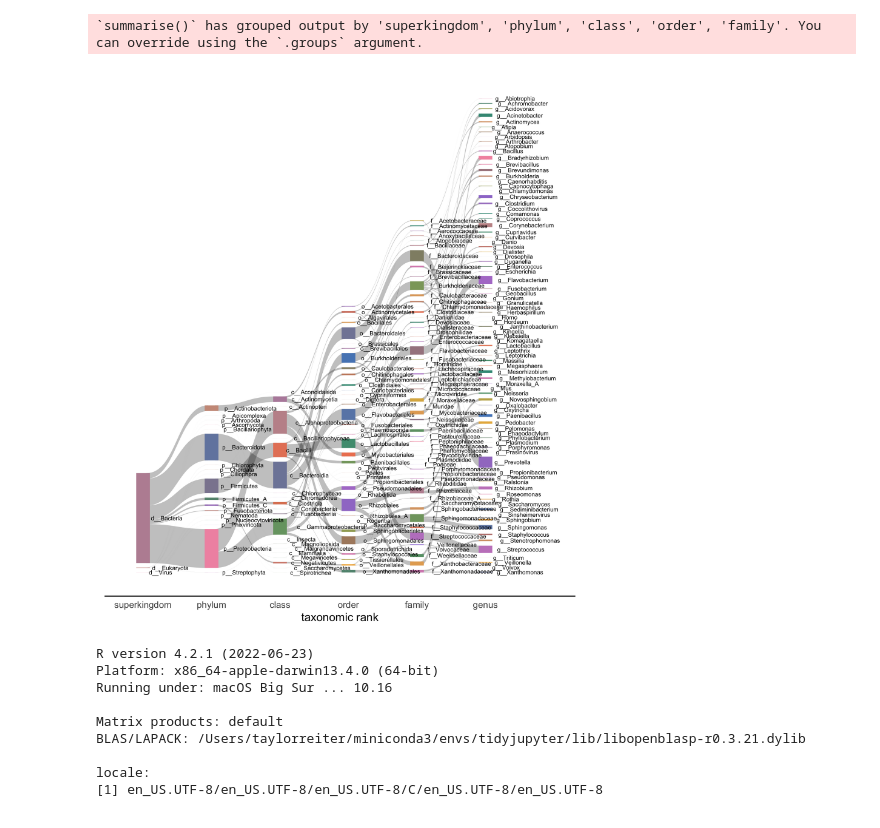
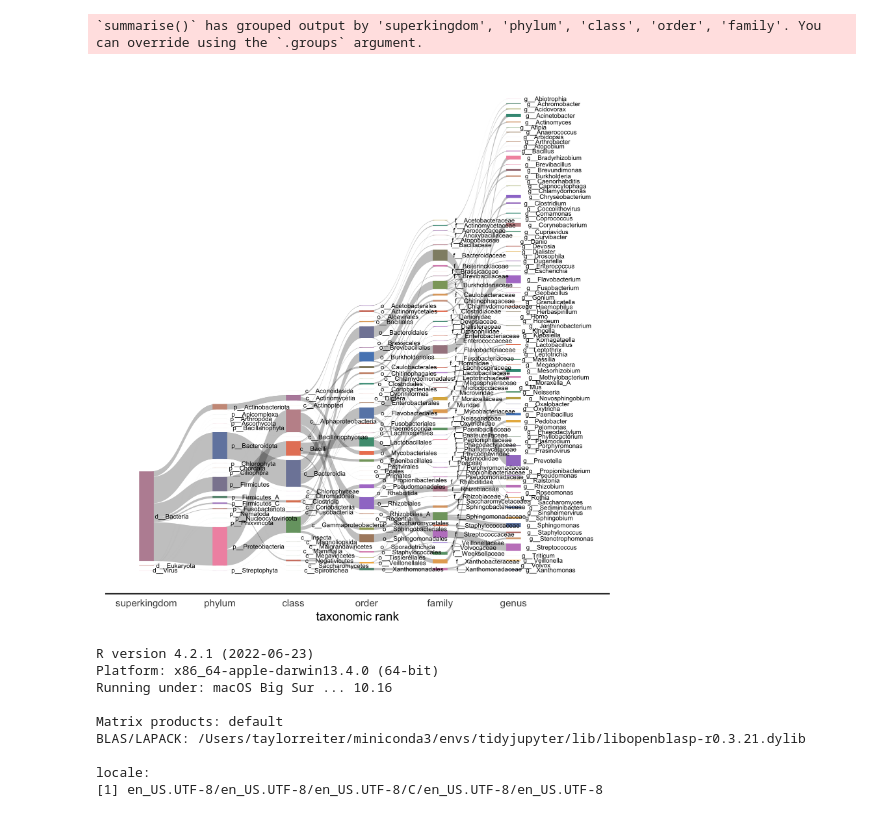
Before and after one commit to Arcadia-Science/seqqc-build-contam-db, a Jupyter notebook: notebooks/20230110-sankey-diagram-of-contam-db.ipynb, the cells around one changed output. Cells and saved outputs as stored; diff of their text form; code cells hidden in the pictures.

Commit message:
reduce plot dim

```diff
--- a/notebooks/20230110-sankey-diagram-of-contam-db.ipynb
+++ b/notebooks/20230110-sankey-diagram-of-contam-db.ipynb
@@ -69,11 +69,11 @@ sankey_plt <- ggplot2::ggplot(data, ggplot2::aes(x = .data$x, id = .data$id, spl
   ggplot2::scale_fill_manual(values = palette)
 # %%
 # adjust plot size rendered inline
-options(repr.plot.width = 6.5, repr.plot.height = 7.5, repr.plot.res = 300)
+options(repr.plot.width = 6.5, repr.plot.height = 7, repr.plot.res = 300)
 
 sankey_plt
 # %% [output]
-[figure, old version]
+[figure, new version]
 # %%
 sessionInfo()
 # %% [output]
```
